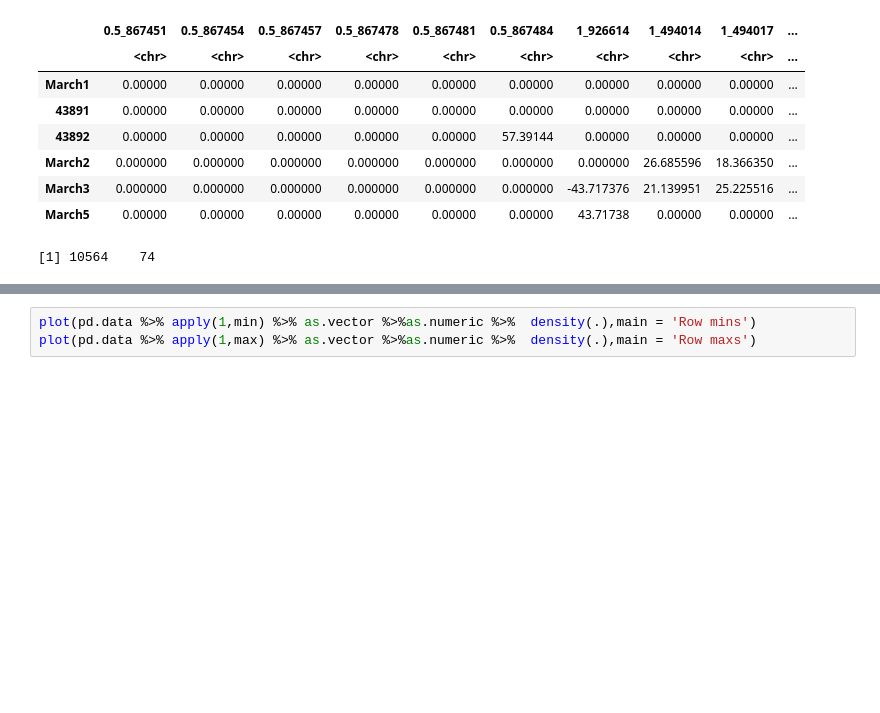
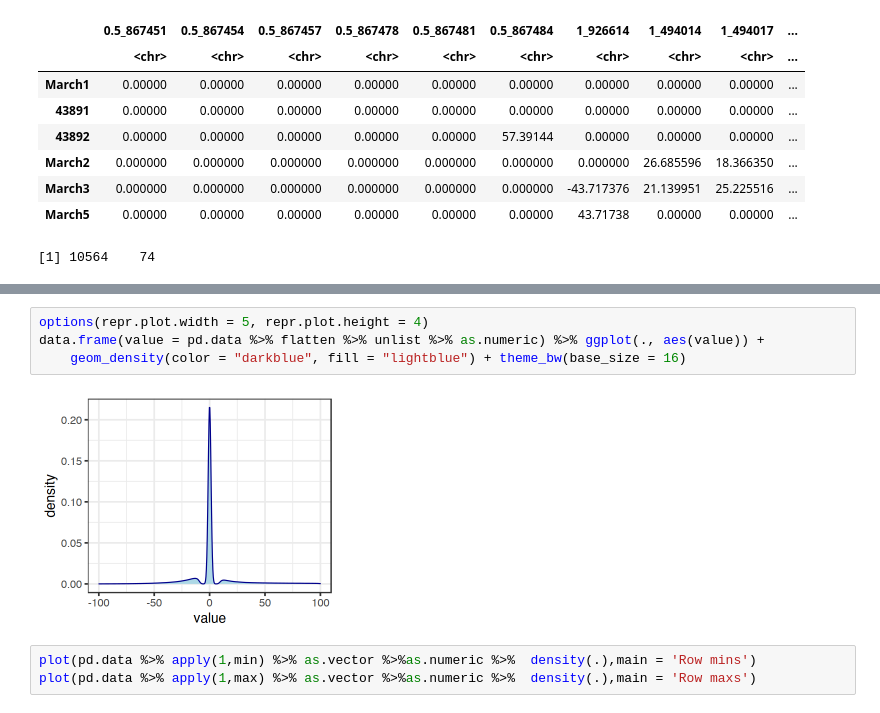
Before and after one commit to biomystery/covid-project, a Jupyter notebook: notebooks/01.data_clean.ipynb, the cells around one changed output, grey strips where cells are left out. Drawn from its saved outputs; the diff is of its cells as text; blank space fills up the shorter version.

```diff
--- a/notebooks/01.data_clean.ipynb
+++ b/notebooks/01.data_clean.ipynb
@@ -151,3 +128,9 @@ A data.frame: 6 × 74
+# %%
+options(repr.plot.width = 5, repr.plot.height = 4)
+data.frame(value = pd.data %>% flatten %>% unlist %>% as.numeric) %>% ggplot(., aes(value)) +
+    geom_density(color = "darkblue", fill = "lightblue") + theme_bw(base_size = 16)
+# %% [output]
+[figure, added]
 # %%
 plot(pd.data %>% apply(1,min) %>% as.vector %>%as.numeric %>%  density(.),main = 'Row mins')
 plot(pd.data %>% apply(1,max) %>% as.vector %>%as.numeric %>%  density(.),main = 'Row maxs')
```
Also changed, not shown: parts of 14 cells of this notebook, 2 other files.
